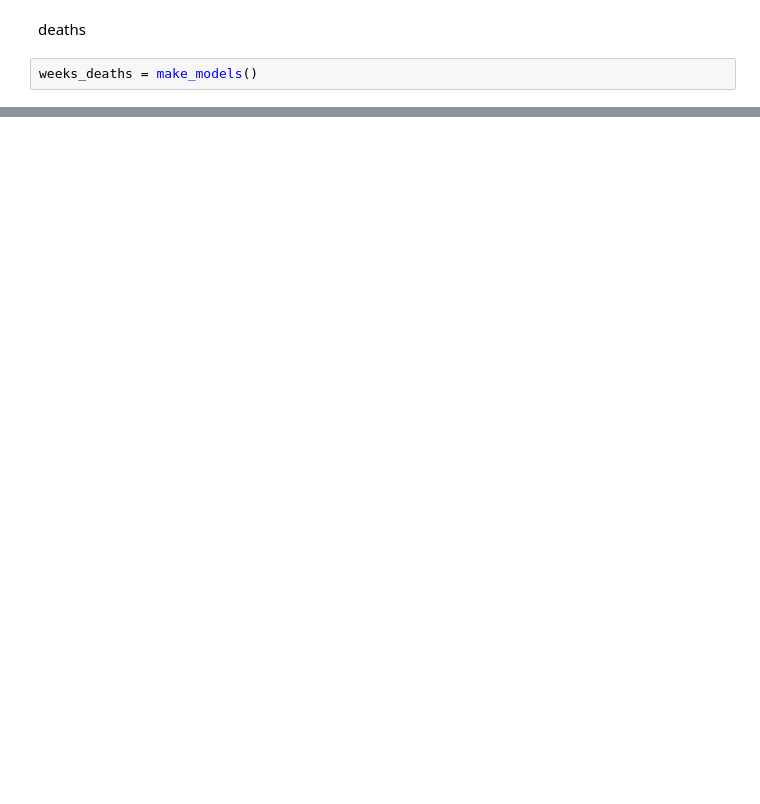
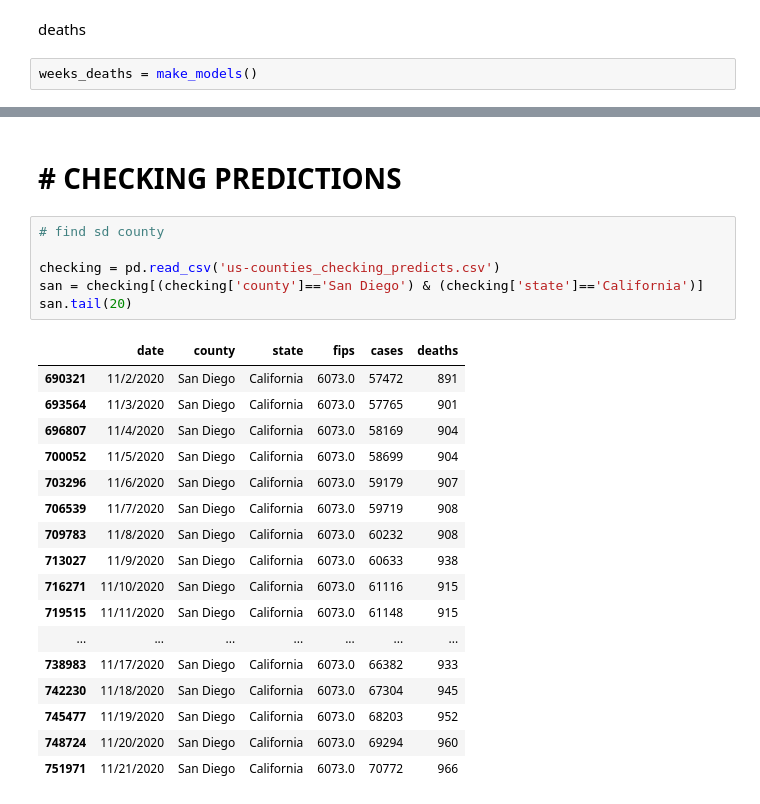
Before and after one commit to searanch/covid-19-predictions, a Jupyter notebook: san_diego_county.ipynb, the cells around one changed output, grey strips where cells are left out. Saved outputs shown, nothing was run; the diff lists cells and outputs as text; blank space fills up the shorter version.

```diff
--- a/san_diego_county.ipynb
+++ b/san_diego_county.ipynb
@@ -267,0 +282,26 @@ plt.show()
+# %% [markdown]
+# # CHECKING PREDICTIONS
+# %%
+# find sd county
+
+checking = pd.read_csv('us-counties_checking_predicts.csv')
+san = checking[(checking['county']=='San Diego') & (checking['state']=='California')]
+san.tail(20)
+# %% [output]
+|  | date | county | state | fips | cases | deaths |
+| 690321 | 11/2/2020 | San Diego | California | 6073.0 | 57472 | 891 |
+| 693564 | 11/3/2020 | San Diego | California | 6073.0 | 57765 | 901 |
+| 696807 | 11/4/2020 | San Diego | California | 6073.0 | 58169 | 904 |
+| 700052 | 11/5/2020 | San Diego | California | 6073.0 | 58699 | 904 |
+| 703296 | 11/6/2020 | San Diego | California | 6073.0 | 59179 | 907 |
+| 706539 | 11/7/2020 | San Diego | California | 6073.0 | 59719 | 908 |
+| 709783 | 11/8/2020 | San Diego | California | 6073.0 | 60232 | 908 |
+| 713027 | 11/9/2020 | San Diego | California | 6073.0 | 60633 | 938 |
+| 716271 | 11/10/2020 | San Diego | California | 6073.0 | 61116 | 915 |
+| 719515 | 11/11/2020 | San Diego | California | 6073.0 | 61148 | 915 |
+| ... | ... | ... | ... | ... | ... | ... |
+| 738983 | 11/17/2020 | San Diego | California | 6073.0 | 66382 | 933 |
+| 742230 | 11/18/2020 | San Diego | California | 6073.0 | 67304 | 945 |
+| 745477 | 11/19/2020 | San Diego | California | 6073.0 | 68203 | 952 |
+| 748724 | 11/20/2020 | San Diego | California | 6073.0 | 69294 | 960 |
+| 751971 | 11/21/2020 | San Diego | California | 6073.0 | 70772 | 966 |
```
Also changed, not shown: parts of 18 cells of this notebook, 3 other files.
